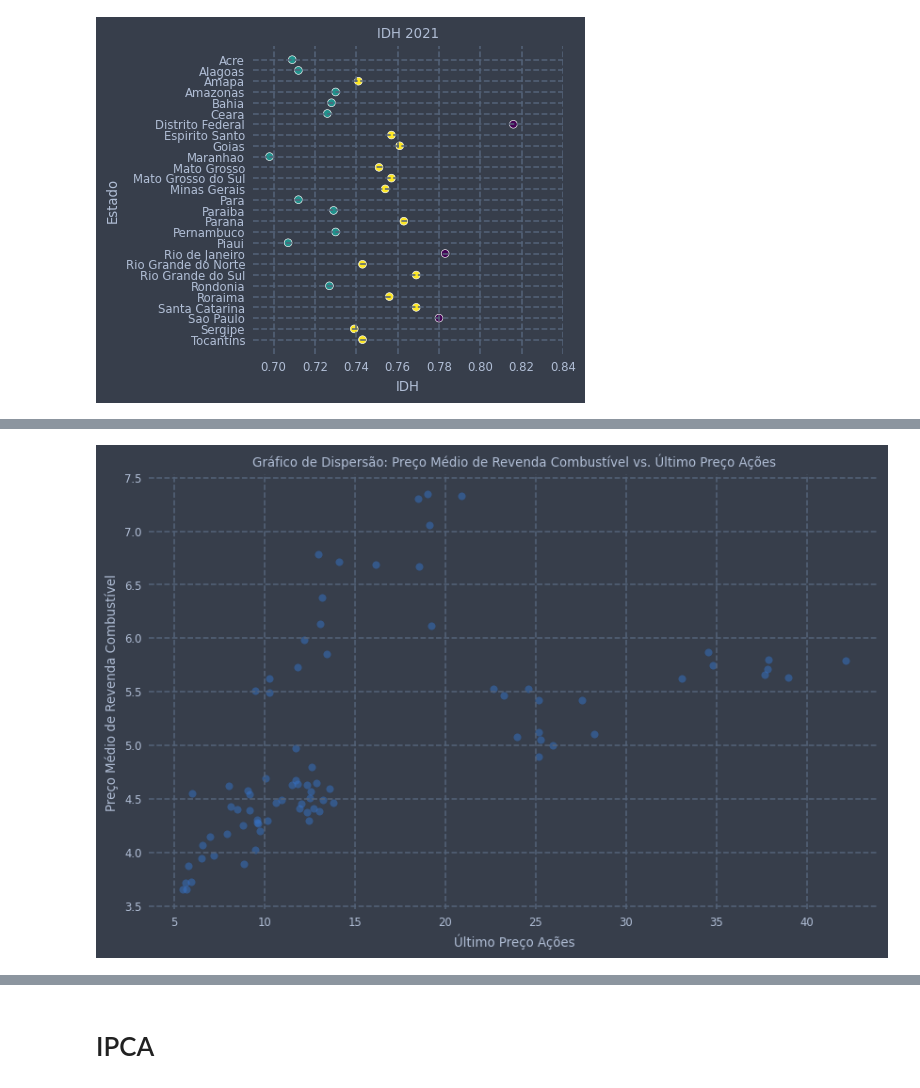
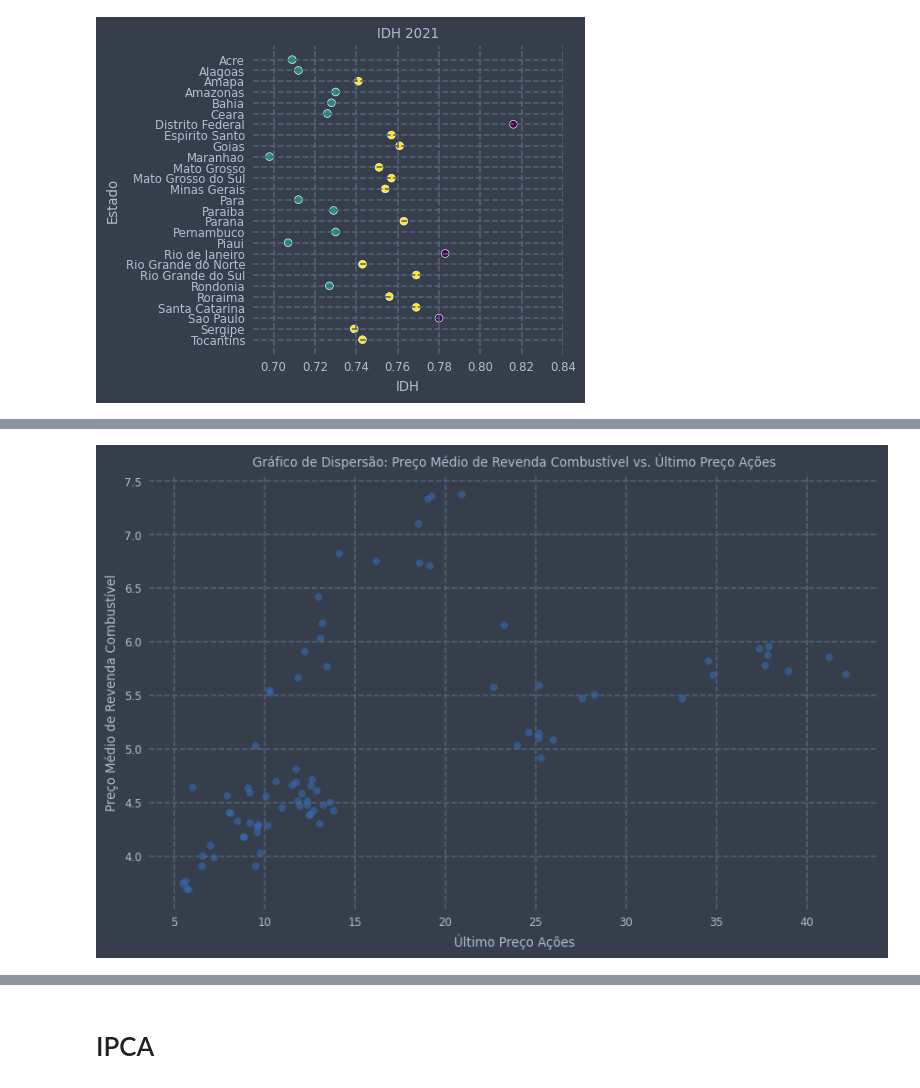
Before and after one commit to DjallenDias/IDSProject, a Jupyter notebook: notebook.ipynb, the cells around one changed output, grey strips where cells are left out. Saved outputs shown, nothing was run; the diff lists cells and outputs as text; code cells hidden in the pictures.

```diff
--- a/notebook.ipynb
+++ b/notebook.ipynb
@@ -366,6 +389,4 @@ preco_gas_2022_24_media_mensal = preco_gas_2022_24.groupby("MÊS")["PREÇO MÉDI
 # %%
-preco_gas_2016_24 = pd.concat([preco_gas_2016_18_media_mensal, preco_gas_2019_21_media_mensal, preco_gas_2022_24_media_mensal])
-mes = pd.to_datetime('2017-04-01')
-preco_gas_2017_24 = preco_gas_2016_24.loc[preco_gas_2016_24["MÊS"] >= mes].reset_index(drop='index')
+dfcombinadosfinal = pd.read_csv("arquivos/Preco_Combustivel/resultado.csv")
 # %%
-petr3_df
+dfcombinadosfinal = dfcombinadosfinal.drop("Unnamed: 0", axis=1)
@@ -406,12 +409,15 @@ novodf
 # %%
+preco_medio_revenda = dfcombinadosfinal['PREÇO MÉDIO REVENDA']
+ultimo = dfcombinadosfinal['Último']
+
 plt.figure(figsize=(10, 6))
-plt.scatter(novodf["Último"], novodf["PREÇO MÉDIO REVENDA MENSAL"], alpha=0.5)
+plt.scatter(ultimo, preco_medio_revenda, alpha=0.5)
 
 plt.title('Gráfico de Dispersão: Preço Médio de Revenda Combustível vs. Último Preço Ações')
 plt.xlabel('Último Preço Ações')
 plt.ylabel('Preço Médio de Revenda Combustível')
 
 plt.grid(True)
 plt.show()
 # %% [output]
-[figure, old version]
+[figure, new version]
```
Also changed, not shown: parts of 16 cells of this notebook.
